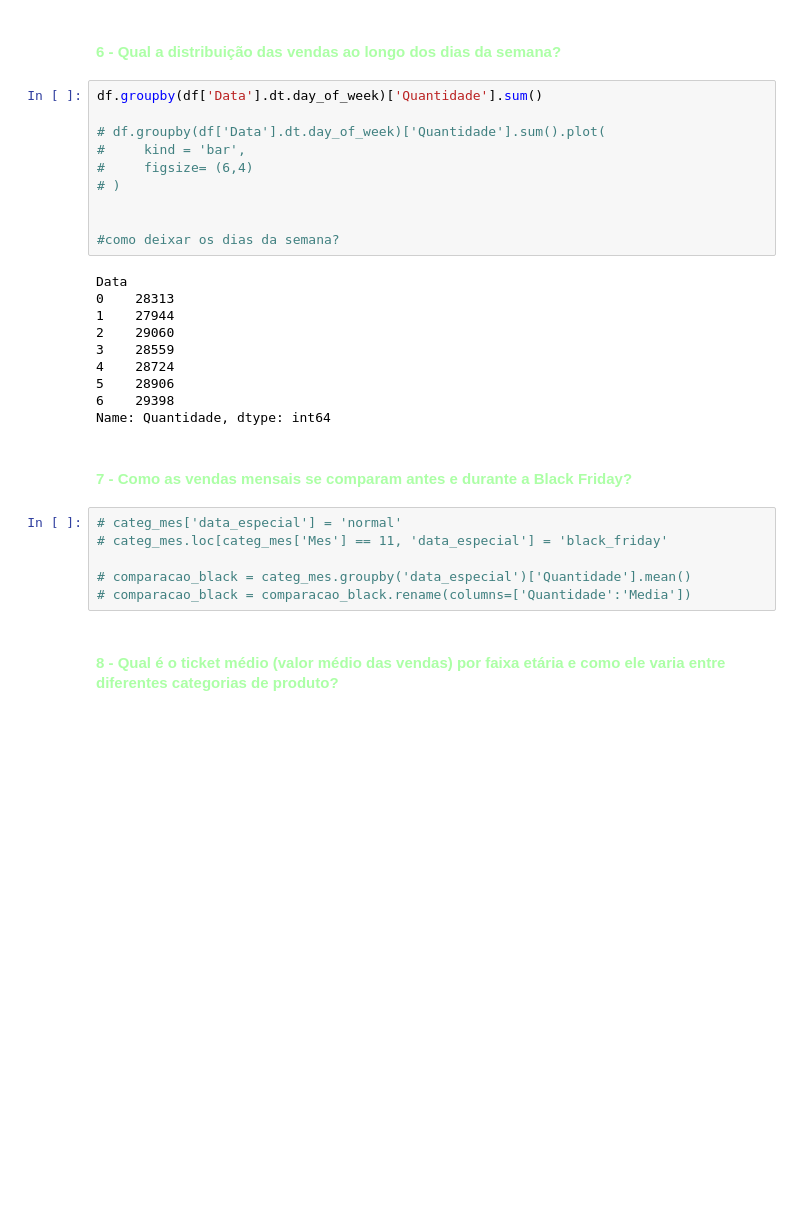
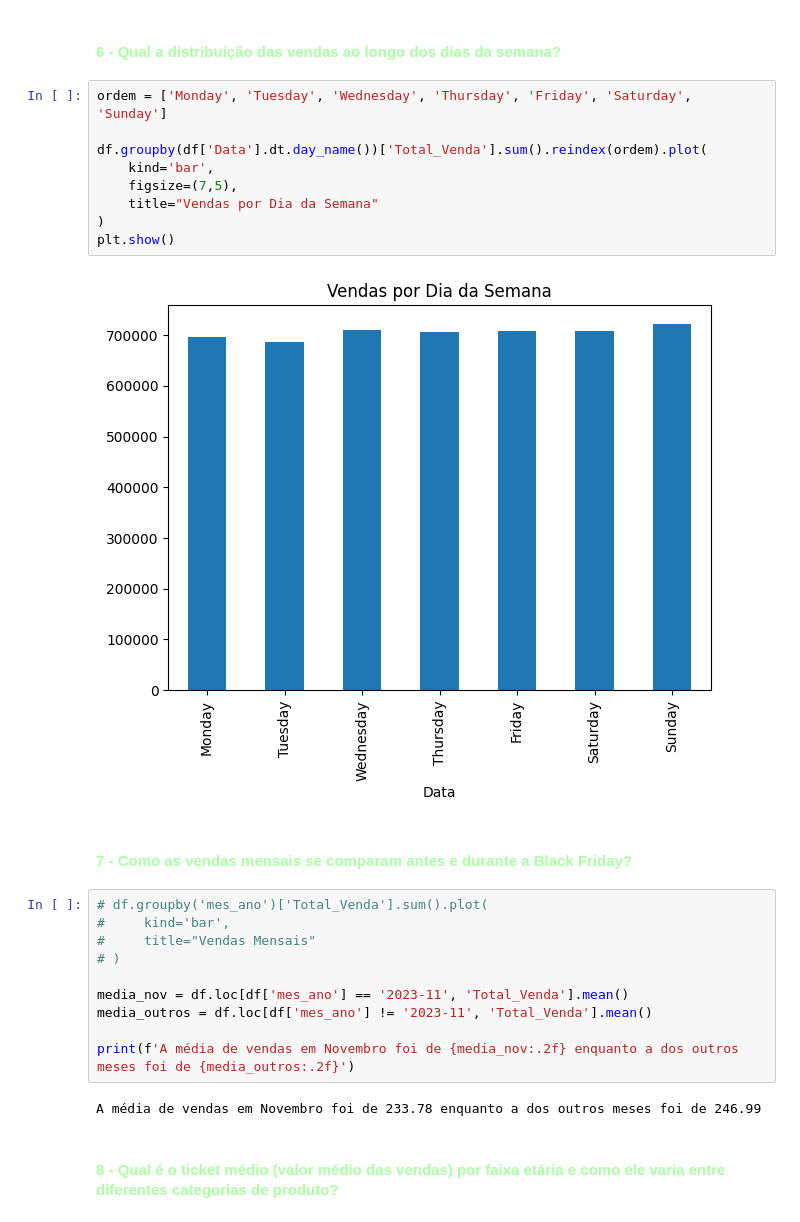
Before and after one commit to flavio1401/projeto_ada_modulo_3, a Jupyter notebook: projeto_final_flavio_garcia_torres.ipynb, the cells around one changed output. Drawn from its saved outputs; the diff is of its cells as text; blank space fills up the shorter version.

```diff
--- a/projeto_final_flavio_garcia_torres.ipynb
+++ b/projeto_final_flavio_garcia_torres.ipynb
@@ -375,33 +316,30 @@ faixa_idoso
 # %% [markdown]
 #### <span style="color: #acffa6;"><b>6 - Qual a distribuição das vendas ao longo dos dias da semana?</b></span>
 # %%
-df.groupby(df['Data'].dt.day_of_week)['Quantidade'].sum()
+ordem = ['Monday', 'Tuesday', 'Wednesday', 'Thursday', 'Friday', 'Saturday', 'Sunday']
 
-# df.groupby(df['Data'].dt.day_of_week)['Quantidade'].sum().plot(
-#     kind = 'bar',
-#     figsize= (6,4)
-# )
-
-
-#como deixar os dias da semana?
+df.groupby(df['Data'].dt.day_name())['Total_Venda'].sum().reindex(ordem).plot(
+    kind='bar',
+    figsize=(7,5),
+    title="Vendas por Dia da Semana"
+)
+plt.show()
 # %% [output]
-Data
-0    28313
-1    27944
-2    29060
-3    28559
-4    28724
-5    28906
-6    29398
-Name: Quantidade, dtype: int64
+[figure, added]
 # %% [markdown]
 #### <span style="color: #acffa6;"><b>7 - Como as vendas mensais se comparam antes e durante a Black Friday?</b></span>
 # %%
-# categ_mes['data_especial'] = 'normal'
-# categ_mes.loc[categ_mes['Mes'] == 11, 'data_especial'] = 'black_friday'
+# df.groupby('mes_ano')['Total_Venda'].sum().plot(
+#     kind='bar',
+#     title="Vendas Mensais"
+# )
 
-# comparacao_black = categ_mes.groupby('data_especial')['Quantidade'].mean()
-# comparacao_black = comparacao_black.rename(columns=['Quantidade':'Media'])
+media_nov = df.loc[df['mes_ano'] == '2023-11', 'Total_Venda'].mean()
+media_outros = df.loc[df['mes_ano'] != '2023-11', 'Total_Venda'].mean()
+
+print(f'A média de vendas em Novembro foi de {media_nov:.2f} enquanto a dos outros meses foi de {media_outros:.2f}')
+# %% [output]
+A média de vendas em Novembro foi de 233.78 enquanto a dos outros meses foi de 246.99
 # %% [markdown]
 #### <span style="color: #acffa6;"><b>8 - Qual é o ticket médio (valor médio das vendas) por faixa etária e como ele varia entre diferentes categorias de produto?</b></span>
 # %%
```
Also changed, not shown: parts of 14 cells of this notebook.
